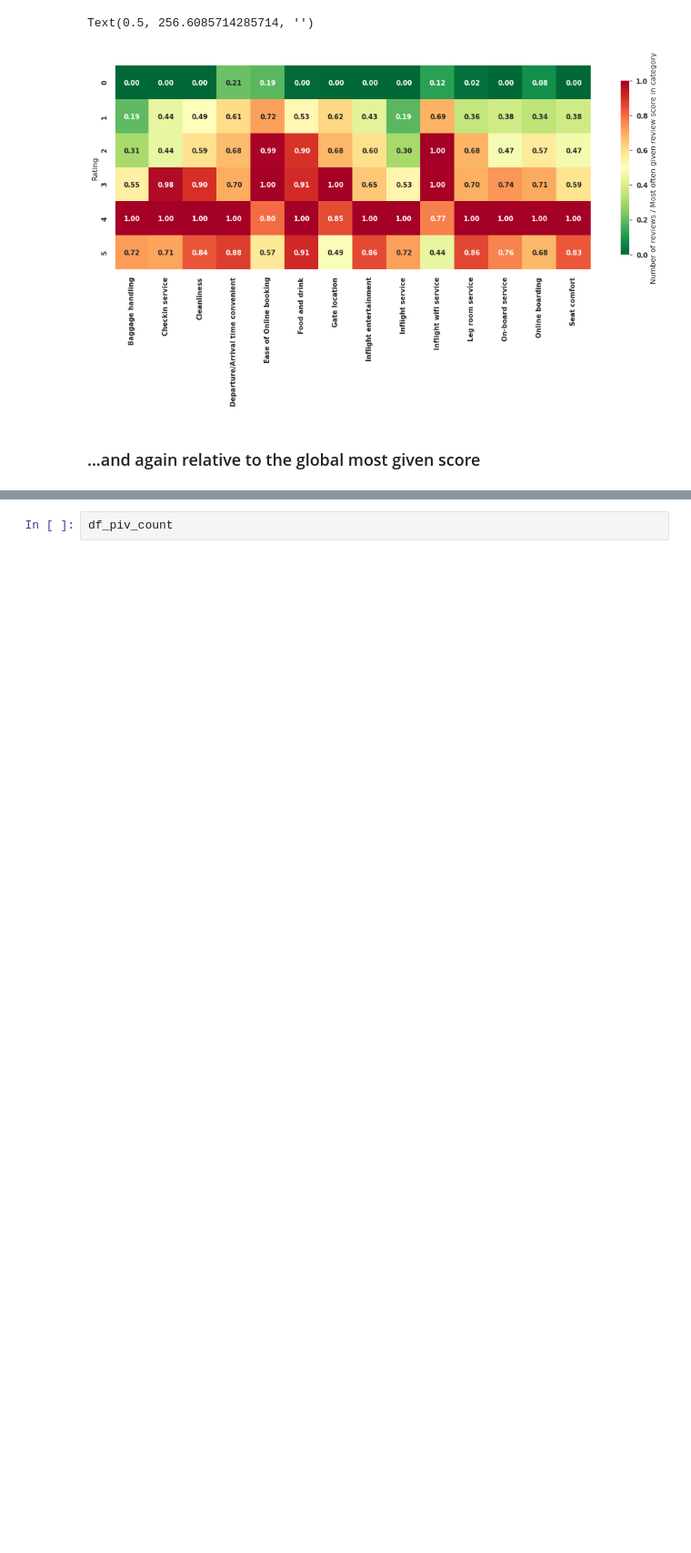
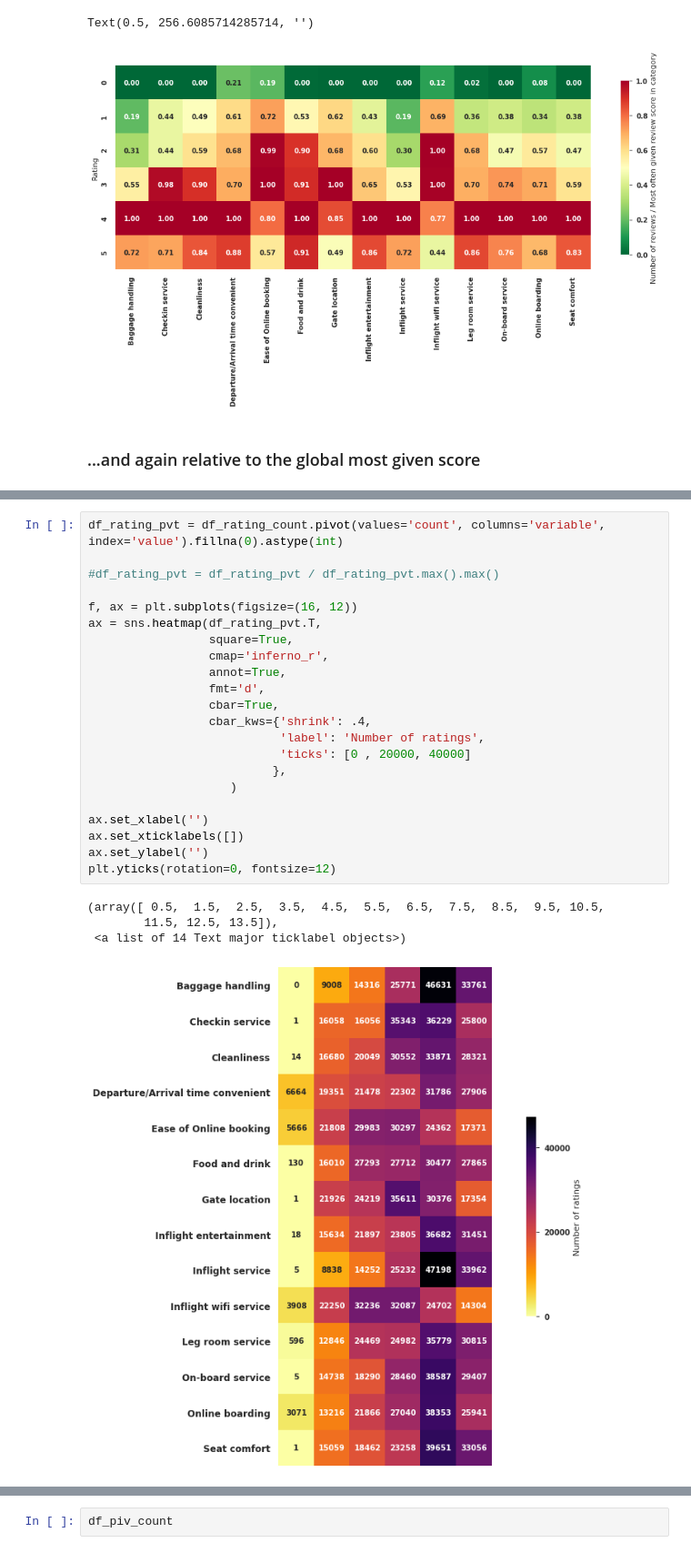
Before and after one commit to n1oftheabove/visualizing-real-world-data-project, a Jupyter notebook: airline_satisfaction.ipynb, the cells around one changed output, grey strips where cells are left out. Shown at 91% size. Saved outputs shown, nothing was run; the diff lists cells and outputs as text; blank space fills up the shorter version.

```diff
--- a/airline_satisfaction.ipynb
+++ b/airline_satisfaction.ipynb
@@ -449,3 +455,30 @@ plt.yticks(rotation=0, fontsize=12)
+# %%
+df_rating_pvt = df_rating_count.pivot(values='count', columns='variable', index='value').fillna(0).astype(int)
+
+#df_rating_pvt = df_rating_pvt / df_rating_pvt.max().max()
+
+f, ax = plt.subplots(figsize=(16, 12))
+ax = sns.heatmap(df_rating_pvt.T,
+                 square=True,
+                 cmap='inferno_r',
+                 annot=True,
+                 fmt='d',
+                 cbar=True,
+                 cbar_kws={'shrink': .4,
+                           'label': 'Number of ratings',
+                           'ticks': [0 , 20000, 40000]
+                          },
+                    )
+
+ax.set_xlabel('')
+ax.set_xticklabels([])
+ax.set_ylabel('')
+plt.yticks(rotation=0, fontsize=12)
+# %% [output]
+(array([ 0.5,  1.5,  2.5,  3.5,  4.5,  5.5,  6.5,  7.5,  8.5,  9.5, 10.5,
+        11.5, 12.5, 13.5]),
+ <a list of 14 Text major ticklabel objects>)
+[figure, added]
 # %%
 df_rating_pvt.max().max()
 # %% [output]
```
Also changed, not shown: parts of 37 cells of this notebook.
